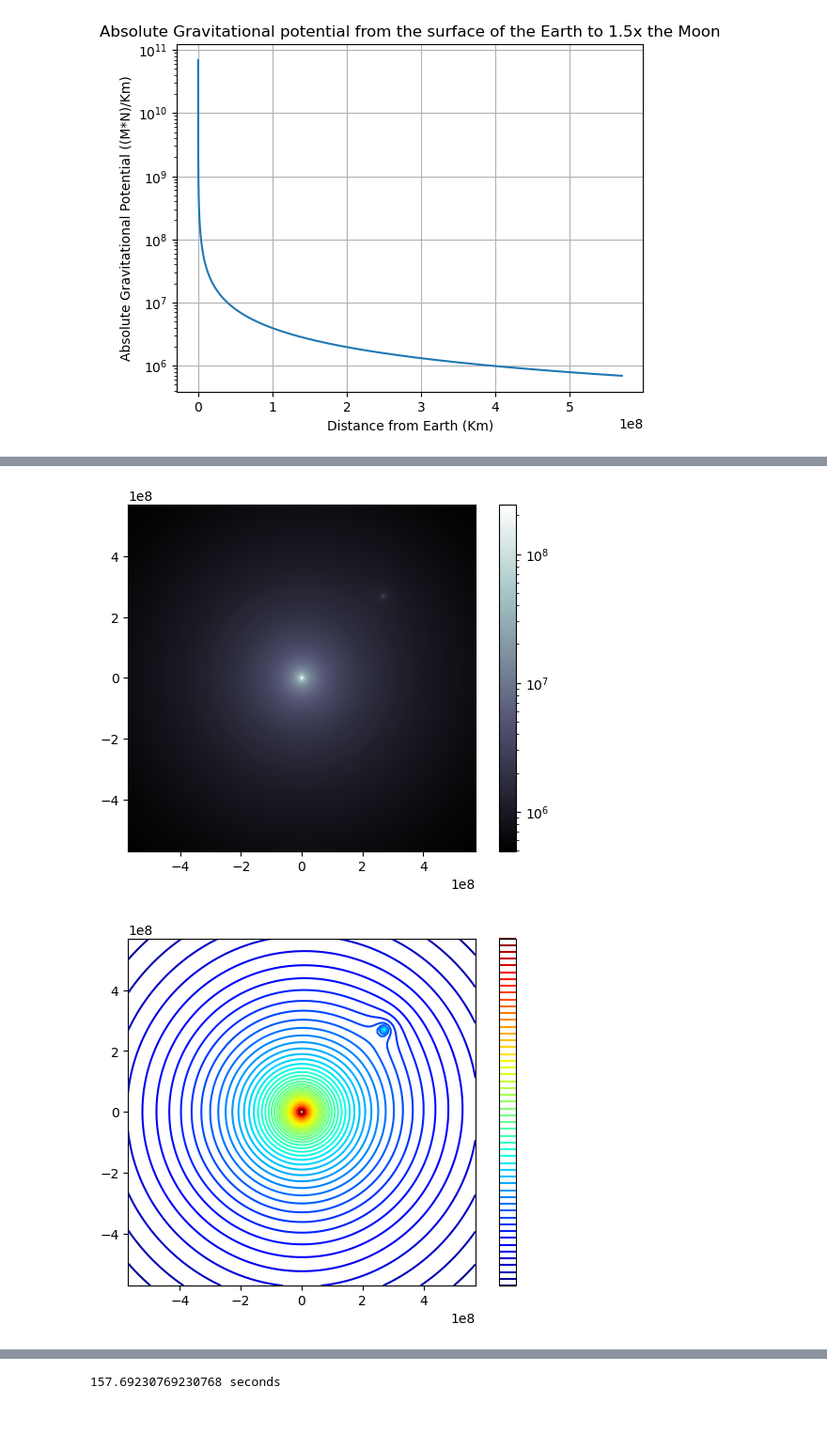
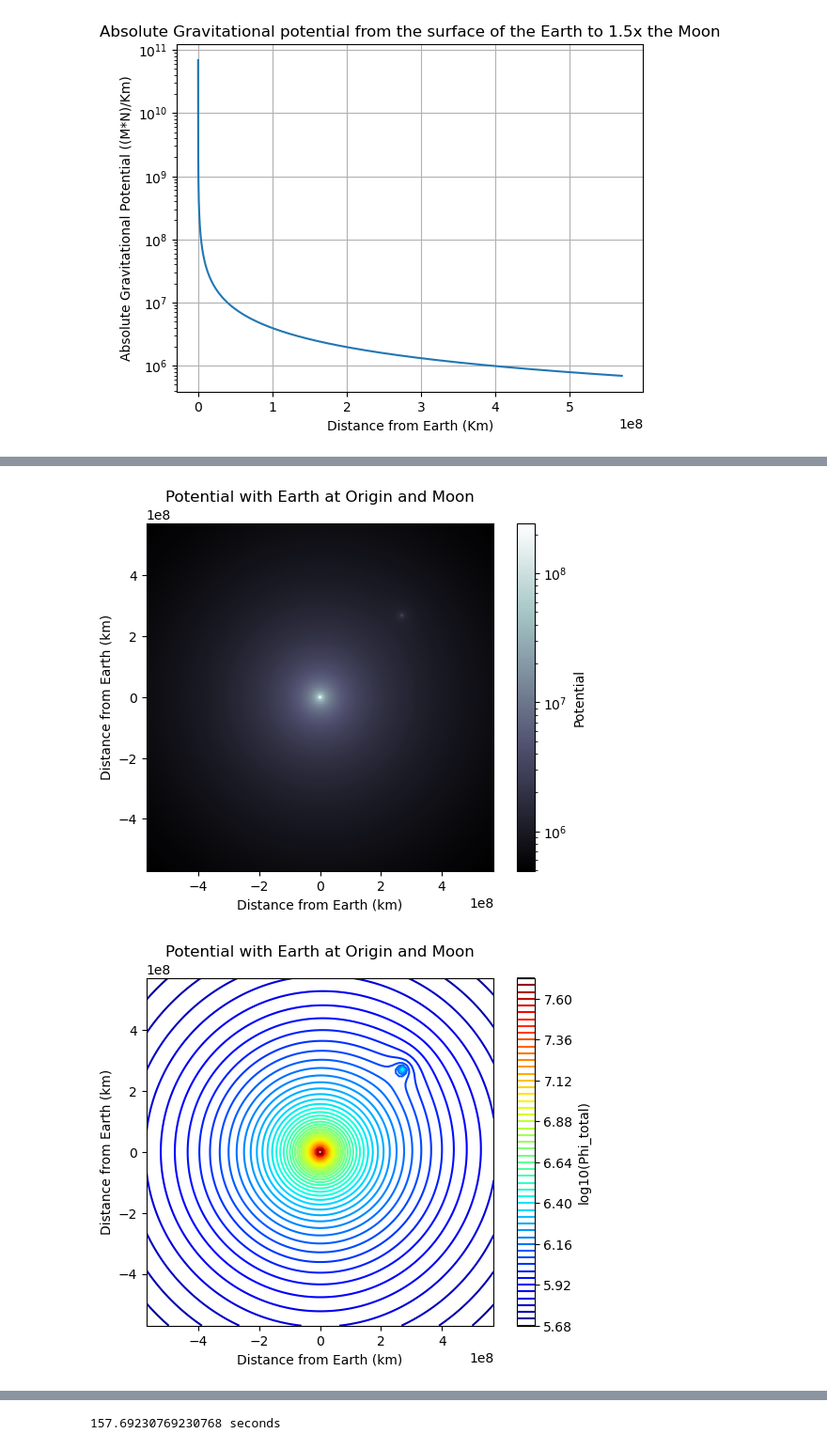
Before and after one commit to macruzat/PHYS265-spring25, a Jupyter notebook: Lab1/Lab1.ipynb, the cells around one changed output, grey strips where cells are left out. Shown at 94% size. Cells and saved outputs as stored; diff of their text form; code cells hidden in the pictures; blank space fills up the shorter version.

```diff
--- a/Lab1/Lab1.ipynb
+++ b/Lab1/Lab1.ipynb
@@ -98,40 +101,47 @@ mesh = ax.pcolormesh(x_grid, y_grid, Phi_total, cmap = cm.bone, norm = colors.Lo
 
 #Set aspect
 ax.set_aspect("equal")
+ax.set_ylabel("Distance from Earth (km)");
+ax.set_xlabel("Distance from Earth (km)");
+ax.set_title("Potential with Earth at Origin and Moon");
 
 #Color Bar
-cbar = fig.colorbar(mesh)
+cbar = fig.colorbar(mesh, label="Potential")
 # %% [output]
-[figure, old version]
+[figure, new version]
 # %%
 #2.2
 from matplotlib import ticker
 from matplotlib.colors import LogNorm
 
 #Coords
 Xm = Dem/np.sqrt(2)
 Ym = Xm.copy()
 
 #Values
 x = np.linspace(-1.5*Dem, 1.5*Dem, 100)
 y = x.copy()
 
 #Meshed
 x_grid, y_grid = np.meshgrid(x,y)
 
 #Phis
 Phi_Earth = np.abs(PotentialEPoint(Me, 0, 0, x_grid, y_grid))
 Phi_Moon = np.abs(PotentialEPoint(Mm, 0, 0, x_grid-Xm, y_grid-Ym))
 Phi_total = np.abs(-Phi_Earth-Phi_Moon)
 
 #plot
 fig_contour, ax_contour = plt.subplots(1,1)
-locator = ticker.LogLocator(base=10)
 cntr = ax_contour.contour(x_grid, y_grid, np.log10(Phi_total), 50, cmap=cm.jet)
 ax_contour.set_aspect("equal")
-cbar = fig_contour.colorbar(cntr, ticks=locator)
+cbar = fig_contour.colorbar(cntr, label="log10(Phi_total)")
+
+#labels
+ax_contour.set_ylabel("Distance from Earth (km)");
+ax_contour.set_xlabel("Distance from Earth (km)");
+ax_contour.set_title("Potential with Earth at Origin and Moon");
 # %% [output]
-[figure, old version]
+[figure, new version]
 # %%
 #3.1
 
```
Also changed, not shown: parts of 3 cells of this notebook, 1 other file.
